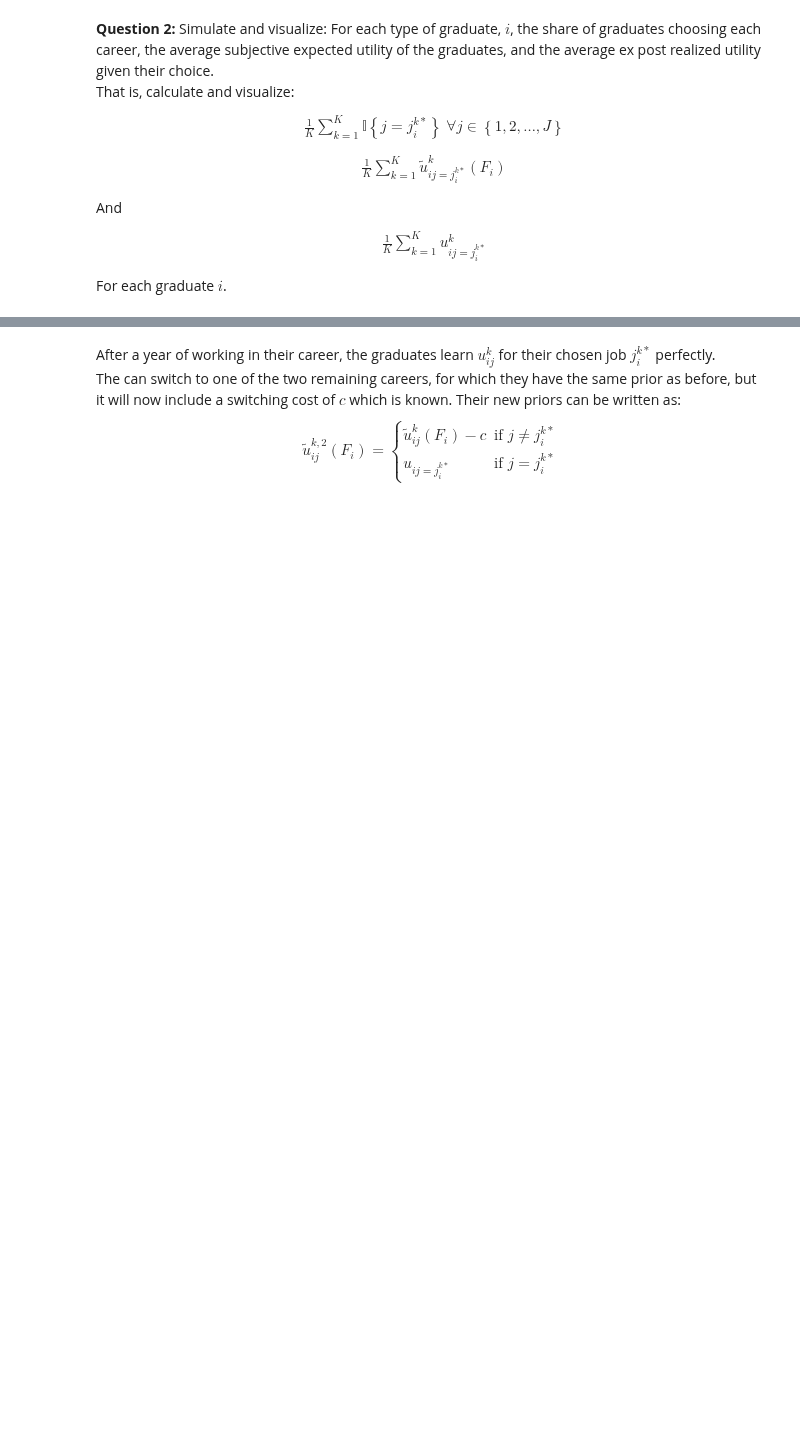
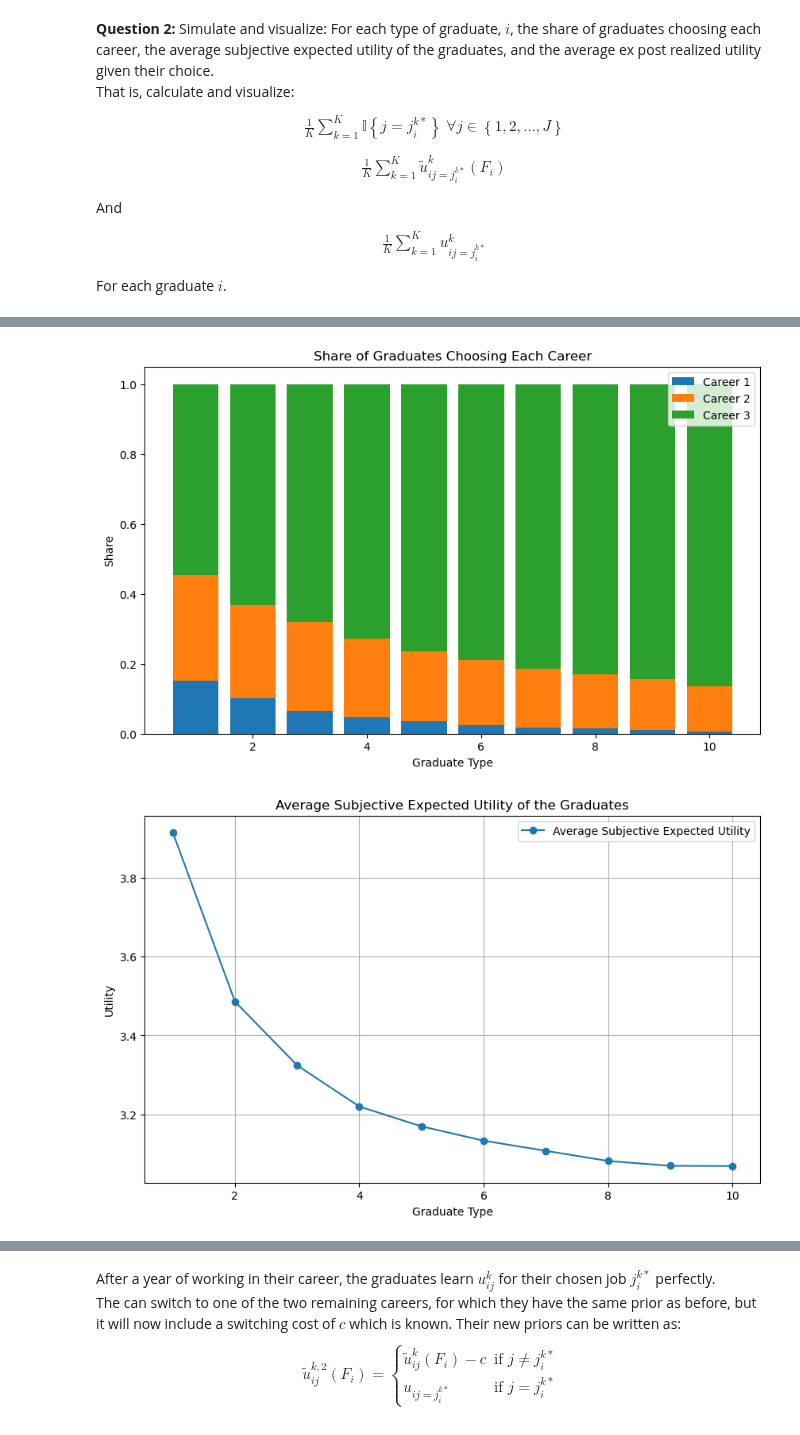
Before and after one commit to NumEconCopenhagen/projects-2024-isabel_nicole_snorri, a Jupyter notebook: EXAM 2024/examproject/exam_2024.ipynb, the cells around one changed output, grey strips where cells are left out. Saved outputs shown, nothing was run; the diff lists cells and outputs as text; code cells hidden in the pictures; blank space fills up the shorter version.

```diff
--- a/EXAM 2024/examproject/exam_2024.ipynb
+++ b/EXAM 2024/examproject/exam_2024.ipynb
@@ -553,0 +652,64 @@ For each graduate $i$.
+# %%
+# Calculate the share of graduates choosing each career,
+# the average prior expected utility, and average ex post realized utility
+share = np.zeros((par.N, par.J))
+avg_prior_expectations = np.zeros(par.N)
+avg_realized_values = np.zeros(par.N)
+
+for i in range(par.N):
+    for j in range(par.J):
+        share[i, j] = np.mean(chosen_careers[i, :] == j)
+
+    avg_prior_expectations[i] = np.mean(prior_expectations[i, :])
+    avg_realized_values[i] = np.mean(realized_values[i, :])
+
+# We create a DataFrame to display the results
+data = {
+    "Graduate Type": np.arange(1, par.N + 1),
+    "Share in Career 1": share[:, 0],
+    "Share in Career 2": share[:, 1],
+    "Share in Career 3": share[:, 2],
+    "Average Subjective Expected Utility": avg_prior_expectations,
+    "Average Ex Post Realized Utility": avg_realized_values
+}
+
+df = pd.DataFrame(data)
+print(df)
+
+# Plot the share of each graduate type in each career as a stacked bar chart
+fig, ax = plt.subplots(figsize=(10, 6))
+
+# Define the x-axis labels
+graduate_types = np.arange(1, par.N + 1)
+
+# Plot each career share as a stacked bar
+ax.bar(graduate_types, share[:, 0], label='Career 1')
+ax.bar(graduate_types, share[:, 1], bottom=share[:, 0], label='Career 2')
+ax.bar(graduate_types, share[:, 2], bottom=share[:, 0] + share[:, 1], label='Career 3')
+
+ax.set_xlabel('Graduate Type')
+ax.set_ylabel('Share')
+ax.set_title('Share of Graduates Choosing Each Career')
+ax.legend()
+plt.show()
+
+# Plot the average subjective expected utility of the graduates
+plt.figure(figsize=(10, 6))
+plt.plot(graduate_types, avg_prior_expectations, marker='o', label='Average Subjective Expected Utility')
+plt.xlabel('Graduate Type')
+plt.ylabel('Utility')
+plt.title('Average Subjective Expected Utility of the Graduates')
+plt.legend()
+plt.grid(True)
+plt.show()
+
+# Plot the average ex post realized utility of the graduates
+plt.figure(figsize=(10, 6))
+plt.plot(graduate_types, avg_realized_values, marker='s', label='Average Ex Post Realized Utility')
+plt.xlabel('Graduate Type')
+plt.ylabel('Utility')
+plt.title('Average Ex Post Realized Utility of the Graduates')
+plt.legend()
+plt.grid(True)
+plt.show()
+# %% [output]
@@ -553,0 +733,2 @@ For each graduate $i$.
+[figure, added]
+[figure, added]
```
Also changed, not shown: parts of 21 cells of this notebook.
